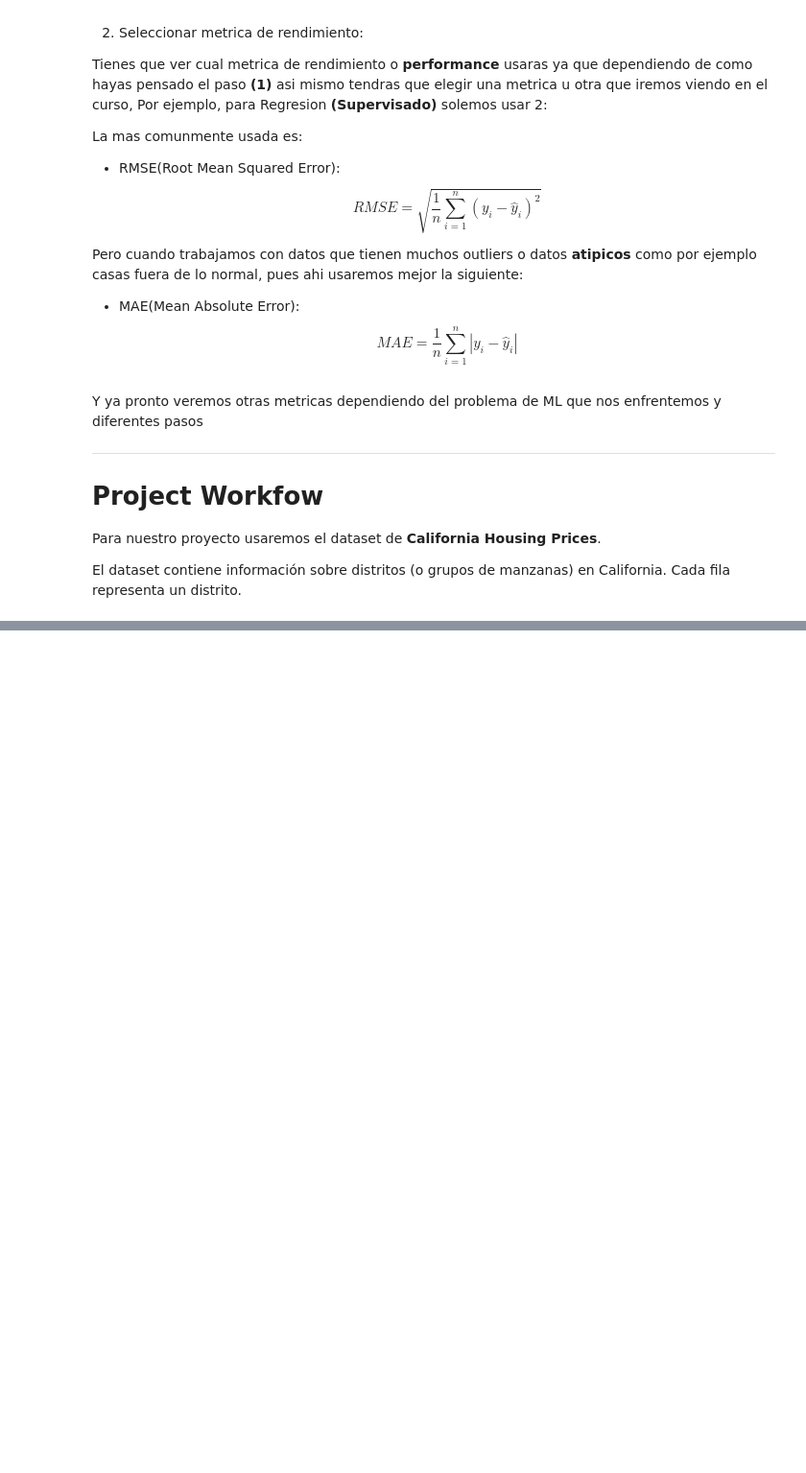
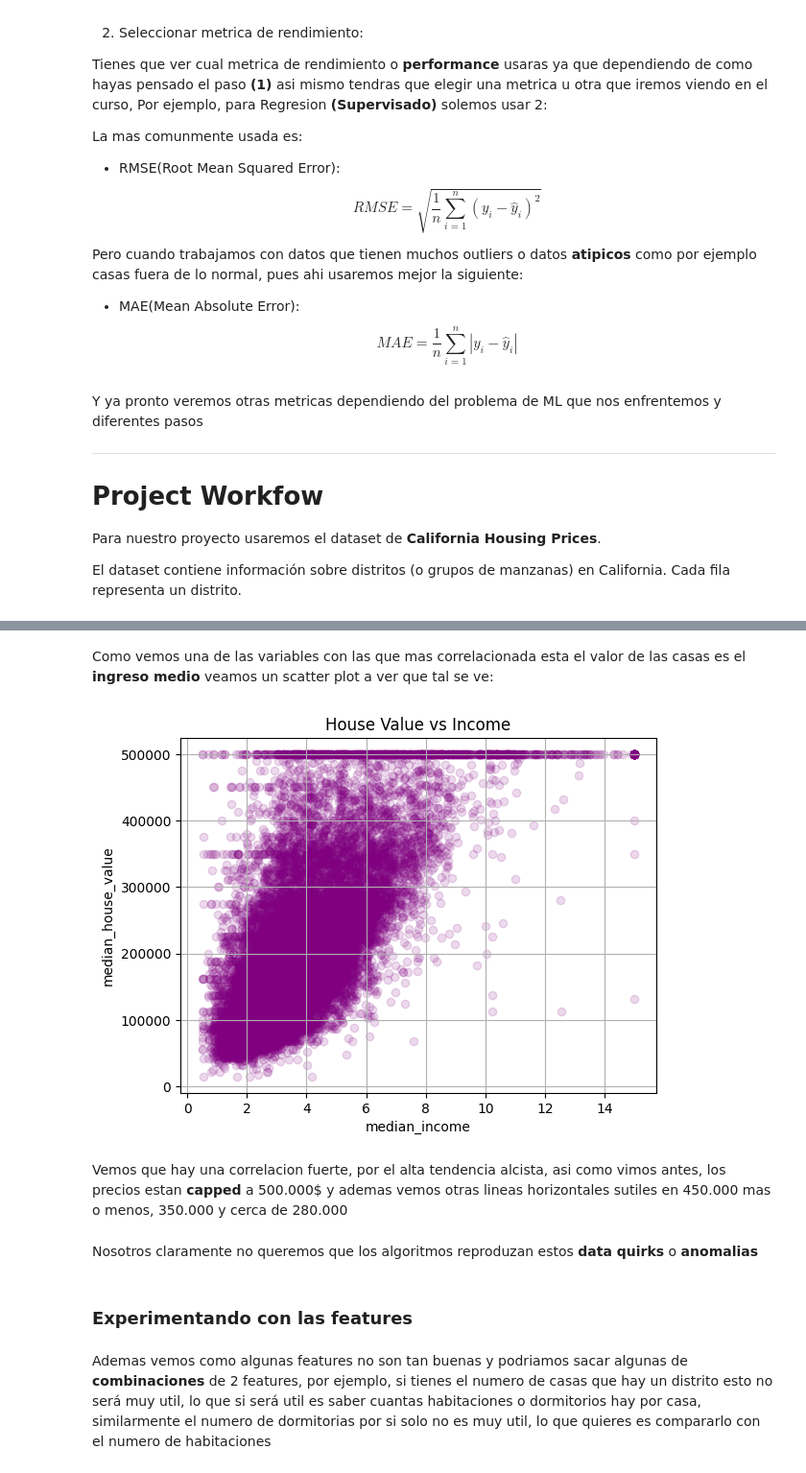
Before and after one commit to pxtroniwnl/machine-learning, a Jupyter notebook: End-to-end-ml-02.ipynb, the cells around one changed output, grey strips where cells are left out. Shown at 96% size. Cells and saved outputs as stored; diff of their text form; code cells hidden in the pictures; blank space fills up the shorter version.

```diff
--- a/End-to-end-ml-02.ipynb
+++ b/End-to-end-ml-02.ipynb
@@ -35,0 +166,19 @@ El dataset contiene información sobre distritos (o grupos de manzanas) en Calif
+# %% [markdown]
+Como vemos una de las variables con las que mas correlacionada esta el valor de las casas es el **ingreso medio** veamos un scatter plot a ver que tal se ve:
+# %%
+plt.scatter(x=housing["median_income"],y=housing["median_house_value"],color="purple",alpha=0.15)
+plt.title("House Value vs Income")
+plt.grid(True)
+plt.xlabel("median_income")
+plt.ylabel("median_house_value")
+plt.show()
+# %% [output]
+[figure, added]
+# %% [markdown]
+Vemos que hay una correlacion fuerte, por el alta tendencia alcista, asi como vimos antes, los precios estan **capped** a 500.000$ y ademas vemos otras lineas horizontales sutiles en 450.000 mas o menos, 350.000 y cerca de 280.000
+# %% [markdown]
+Nosotros claramente no queremos que los algoritmos reproduzan estos **data quirks** o **anomalias**
+# %% [markdown]
+### Experimentando con las features
+# %% [markdown]
+Ademas vemos como algunas features no son tan buenas y podriamos sacar algunas de **combinaciones** de 2 features, por ejemplo, si tienes el numero de casas que hay un distrito esto no será muy util, lo que si será util es saber cuantas habitaciones o dormitorios hay por casa, similarmente el numero de dormitorias por si solo no es muy util, lo que quieres es compararlo con el numero de habitaciones
```
Also changed, not shown: parts of 70 cells of this notebook.
